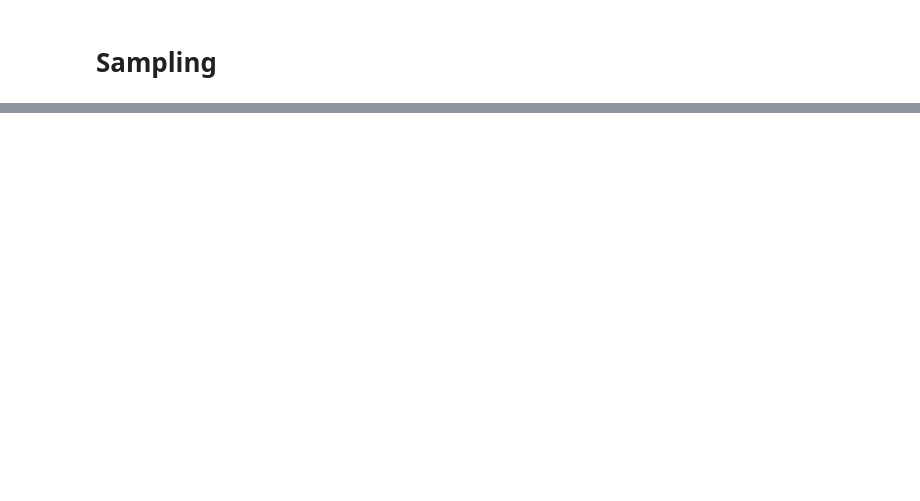
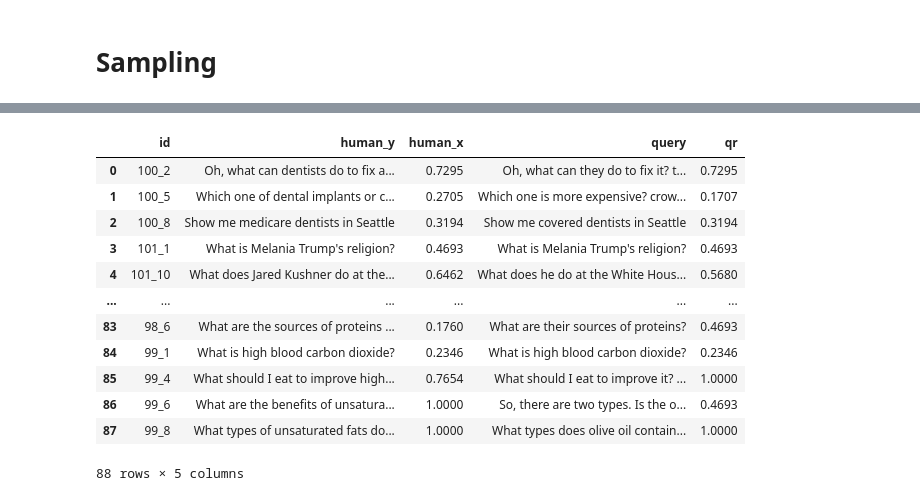
Before and after one commit to svakulenk0/QRQA, a Jupyter notebook: analysis_cast2020.ipynb, the cells around one changed output, grey strips where cells are left out. Drawn from its saved outputs; the diff is of its cells as text; code cells hidden in the pictures; blank space fills up the shorter version.

```diff
--- a/analysis_cast2020.ipynb
+++ b/analysis_cast2020.ipynb
@@ -238,0 +254,4 @@ wins_samples[['id', 'human_y', 'human_x', 'query', 'qr']]
+# %%
+# show samples where QR worked same as Human and implicit did not work
+qr_wins = turn_breakdown_df[~(turn_breakdown_df.implicit > 0) & (turn_breakdown_df.qr > 0) & (turn_breakdown_df.human > 0)]
+print(qr_wins) # 011
@@ -238,0 +273,17 @@ wins_samples[['id', 'human_y', 'human_x', 'query', 'qr']]
+# %%
+wins_samples = pd.merge(qr_wins, qr_df, how='left', left_on='turn', right_on='id')
+wins_samples[['id', 'human_y', 'human_x', 'query', 'qr']]
+# %% [output]
+|  | id | human_y | human_x | query | qr |
+| 0 | 100_2 | Oh, what can dentists do to fix a... | 0.7295 | Oh, what can they do to fix it? t... | 0.7295 |
+| 1 | 100_5 | Which one of dental implants or c... | 0.2705 | Which one is more expensive? crow... | 0.1707 |
+| 2 | 100_8 | Show me medicare dentists in Seattle | 0.3194 | Show me covered dentists in Seattle | 0.3194 |
+| 3 | 101_1 | What is Melania Trump's religion? | 0.4693 | What is Melania Trump's religion? | 0.4693 |
+| 4 | 101_10 | What does Jared Kushner do at the... | 0.6462 | What does he do at the White Hous... | 0.5680 |
+| ... | ... | ... | ... | ... | ... |
+| 83 | 98_6 | What are the sources of proteins ... | 0.1760 | What are their sources of proteins? | 0.4693 |
+| 84 | 99_1 | What is high blood carbon dioxide? | 0.2346 | What is high blood carbon dioxide? | 0.2346 |
+| 85 | 99_4 | What should I eat to improve high... | 0.7654 | What should I eat to improve it? ... | 1.0000 |
+| 86 | 99_6 | What are the benefits of unsatura... | 1.0000 | So, there are two types. Is the o... | 0.4693 |
+| 87 | 99_8 | What types of unsaturated fats do... | 1.0000 | What types does olive oil contain... | 1.0000 |
+88 rows × 5 columns
```
Also changed, not shown: parts of 14 cells of this notebook.
